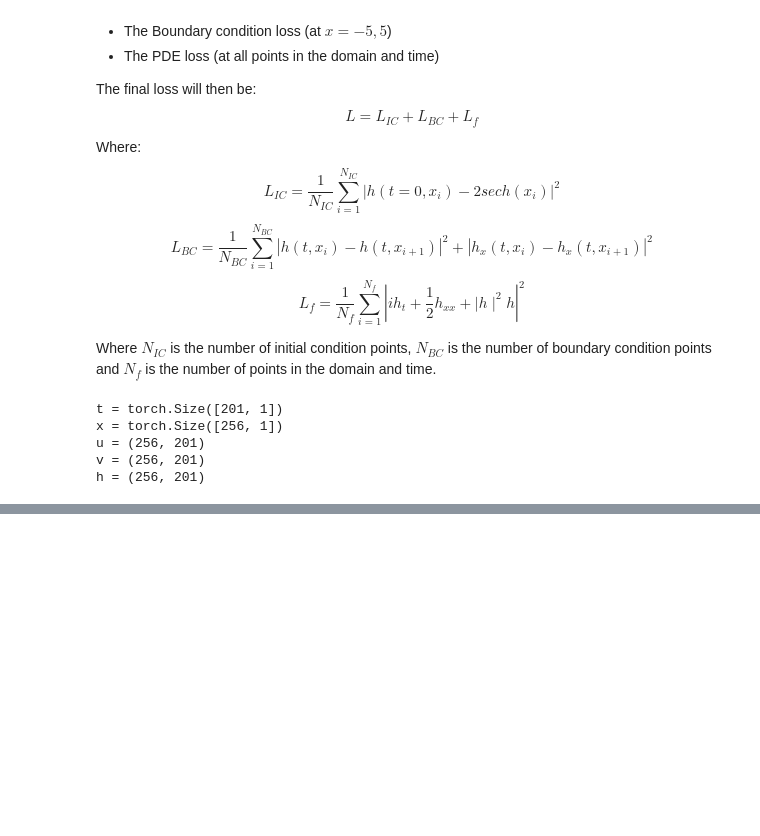
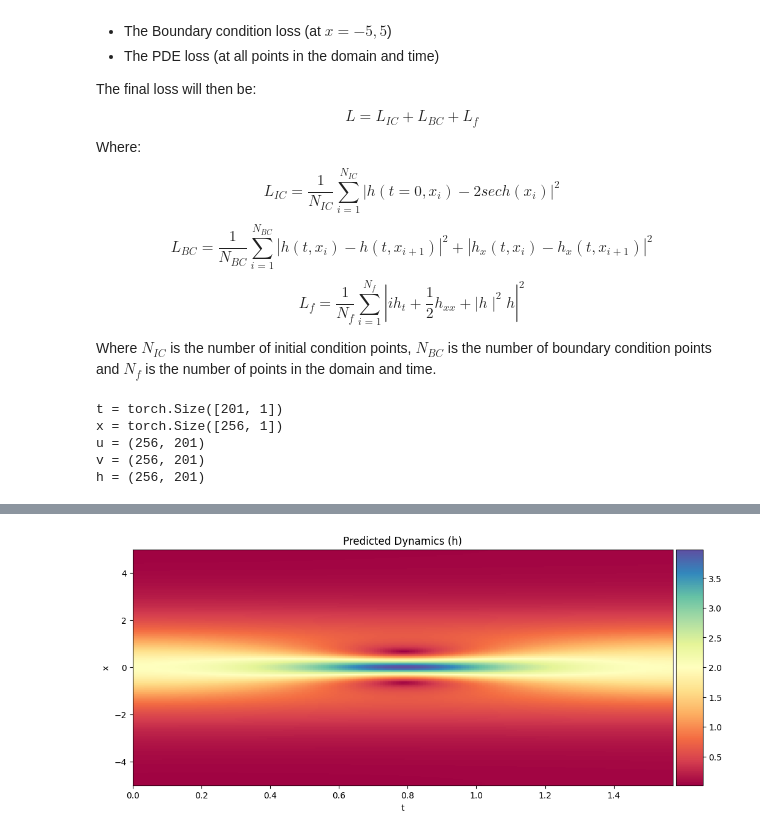
Before and after one commit to Jad-yehya/Advanced-deep, a Jupyter notebook: pinns/schrodinger.ipynb, the cells around one changed output, grey strips where cells are left out. Cells and saved outputs as stored; diff of their text form; code cells hidden in the pictures; blank space fills up the shorter version.

```diff
--- a/pinns/schrodinger.ipynb
+++ b/pinns/schrodinger.ipynb
@@ -387,0 +469,43 @@ torch.save(pinn.state_dict(), "pinn_schrodinger.pt")
+# %%
+with torch.no_grad():
+    u_pred, v_pred = pinn.predict(Exact_xt[:, 0:1], Exact_xt[:, 1:2])
+    h_pred = np.sqrt(u_pred**2 + v_pred**2)
+# %%
+x = data["x"].flatten()
+t = data["tt"].flatten()
+X, T = np.meshgrid(x, t)
+X = X.flatten()[:, None]
+T = T.flatten()[:, None]
+u_sol = data["uu"].T
+h_sol = np.abs(u_sol)
+# %%
+with torch.no_grad():
+    u_pred, v_pred = pinn.predict(
+        torch.tensor(X, dtype=torch.float).to(device),
+        torch.tensor(T, dtype=torch.float).to(device),
+    )
+    h_pred = np.sqrt(u_pred**2 + v_pred**2)
+
+h_pred = h_pred.reshape(u_sol.shape).T
+# %%
+fig = plt.figure(figsize=(12, 5))
+
+ax = fig.add_subplot(111)
+im = ax.imshow(
+    h_pred,
+    interpolation="nearest",
+    cmap="Spectral",
+    extent=[0, np.pi / 2, -5, 5],
+    origin="lower",
+    aspect="auto",
+)
+divider = make_axes_locatable(ax)
+cax = divider.append_axes("right", size="5%", pad=0.05)
+fig.colorbar(im, cax=cax, orientation="vertical")
+ax.set_xlabel("t")
+ax.set_ylabel("x")
+ax.set_title("Predicted Dynamics (h)")
+
+plt.show()
+# %% [output]
+[figure, added]
```
Also changed, not shown: parts of 11 cells of this notebook, 5 other files.
